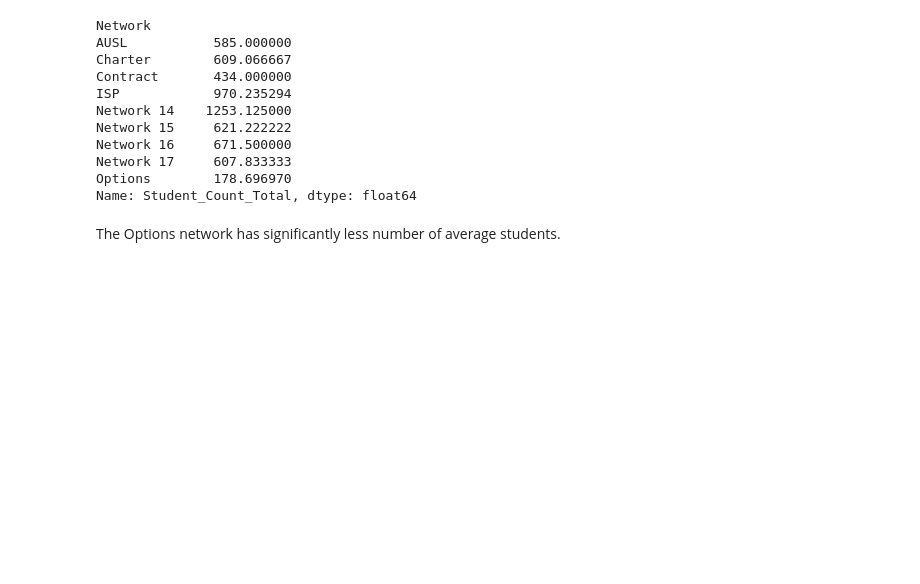
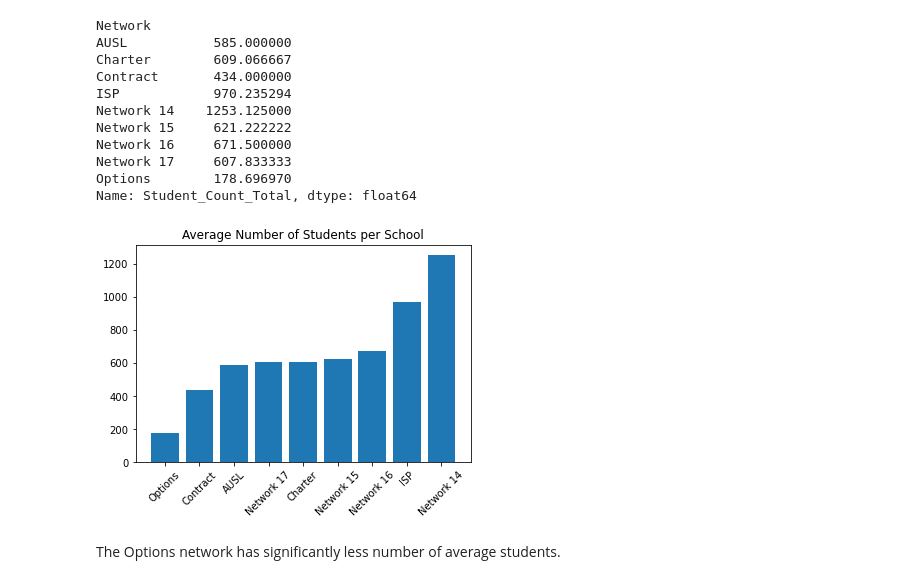
Before and after one commit to j-max/CPS_GradRate_Analysis, a Jupyter notebook: notebooks/eda/eda.ipynb, the cells around one changed output. Cells and saved outputs as stored; diff of their text form; code cells hidden in the pictures; blank space fills up the shorter version.

```diff
--- a/notebooks/eda/eda.ipynb
+++ b/notebooks/eda/eda.ipynb
@@ -243,6 +285,17 @@ Network 16     671.500000
 Network 17     607.833333
 Options        178.696970
 Name: Student_Count_Total, dtype: float64
+# %%
+fig, ax = plt.subplots()
+
+y = sy_1819.merged_df.groupby('Network').mean()['Student_Count_Total'].sort_values().values
+x = sy_1819.merged_df.groupby('Network').mean()['Student_Count_Total'].sort_values().index
+
+ax.bar(x,y)
+ax.set_xticklabels(x, rotation=45)
+ax.set_title('Average Number of Students per School');
+# %% [output]
+[figure, added]
 # %% [markdown]
 The Options network has significantly less number of average students.
 # %%
```
Also changed, not shown: parts of 9 cells of this notebook, 4 other files.
